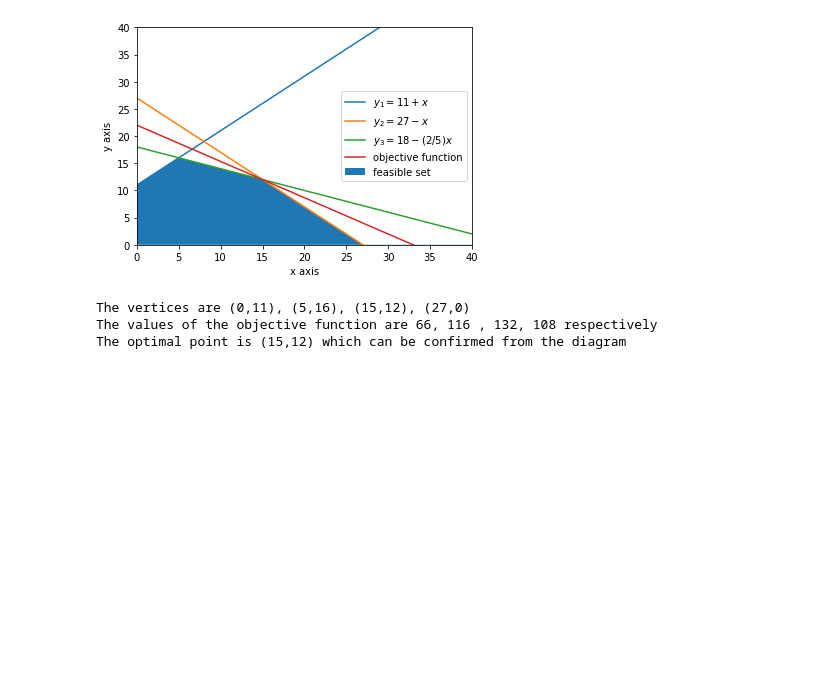
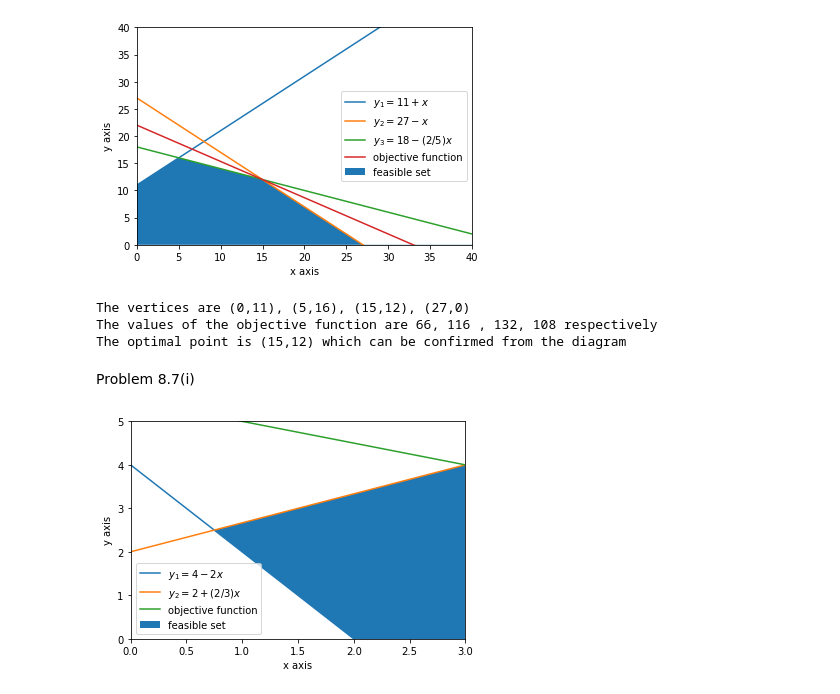
Before and after one commit to keshavchoudhary87/BootCamp2018, a Jupyter notebook: ProbSets/Math/ProbSet5/ProbSet5.ipynb, the cells around one changed output. Saved outputs shown, nothing was run; the diff lists cells and outputs as text; code cells hidden in the pictures; blank space fills up the shorter version.

```diff
--- a/ProbSets/Math/ProbSet5/ProbSet5.ipynb
+++ b/ProbSets/Math/ProbSet5/ProbSet5.ipynb
@@ -93,3 +93,25 @@ print('The optimal point is (15,12) which can be confirmed from the diagram')
 The vertices are (0,11), (5,16), (15,12), (27,0)
 The values of the objective function are 66, 116 , 132, 108 respectively
 The optimal point is (15,12) which can be confirmed from the diagram
+# %% [markdown]
+Problem 8.7(i)
+# %%
+x = np.linspace(0,10,1000)
+
+y1 = 4 -2*x
+y2 = 2 + (2/3)*x
+y3 = 11/2 - x/2
+y4 = np.maximum(y1,y2)
+
+plt.plot(x,y1,label='$y_1 = 4-2x$')
+plt.plot(x,y2, label= '$y_2= 2+(2/3)x$')
+plt.plot(x,y3, label='objective function')
+plt.fill_between(x, y1, y4, where=x>=0.75, label='feasible set')
+plt.xlim(0,3)
+plt.ylim(0,5)
+plt.xlabel('x axis')
+plt.ylabel('y axis')
+plt.legend()
+plt.show()
+# %% [output]
+[figure, added]
```
Also changed, not shown: parts of 1 cell of this notebook, 2 other files.
